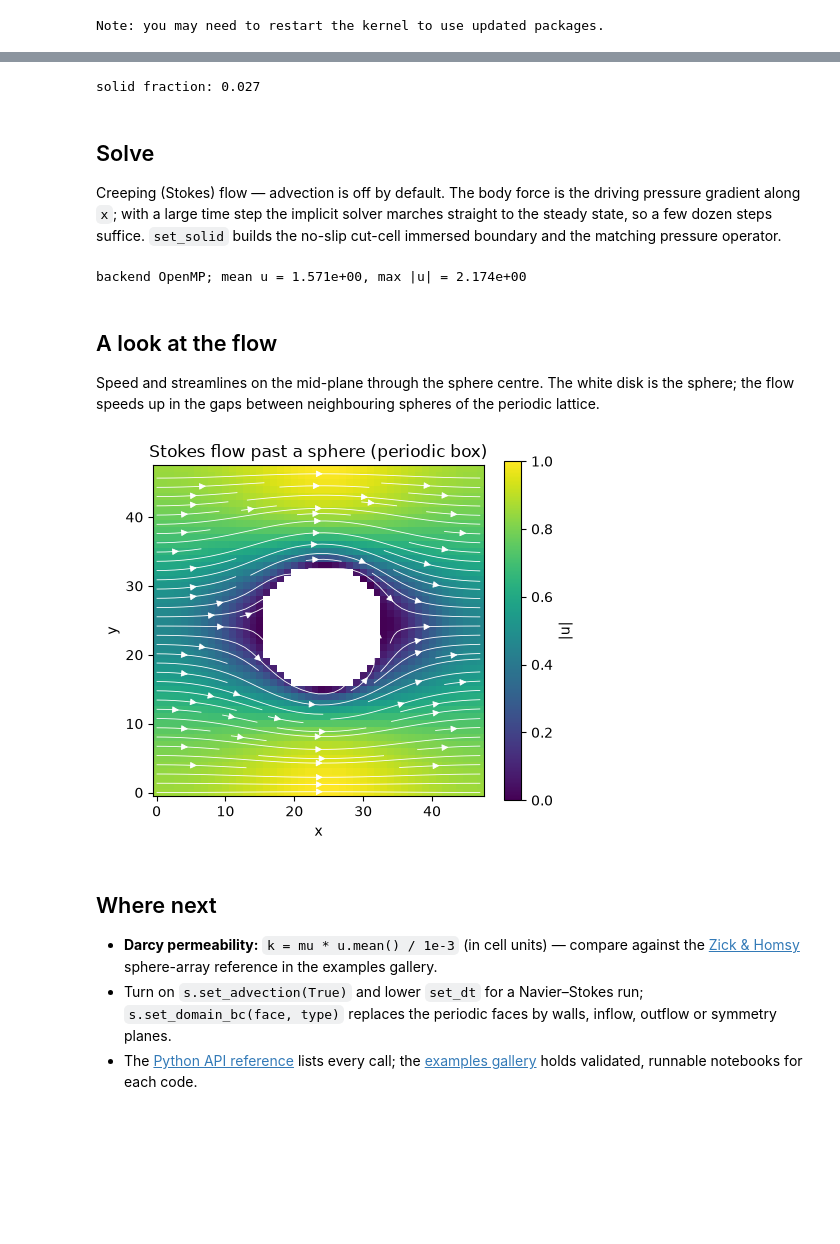
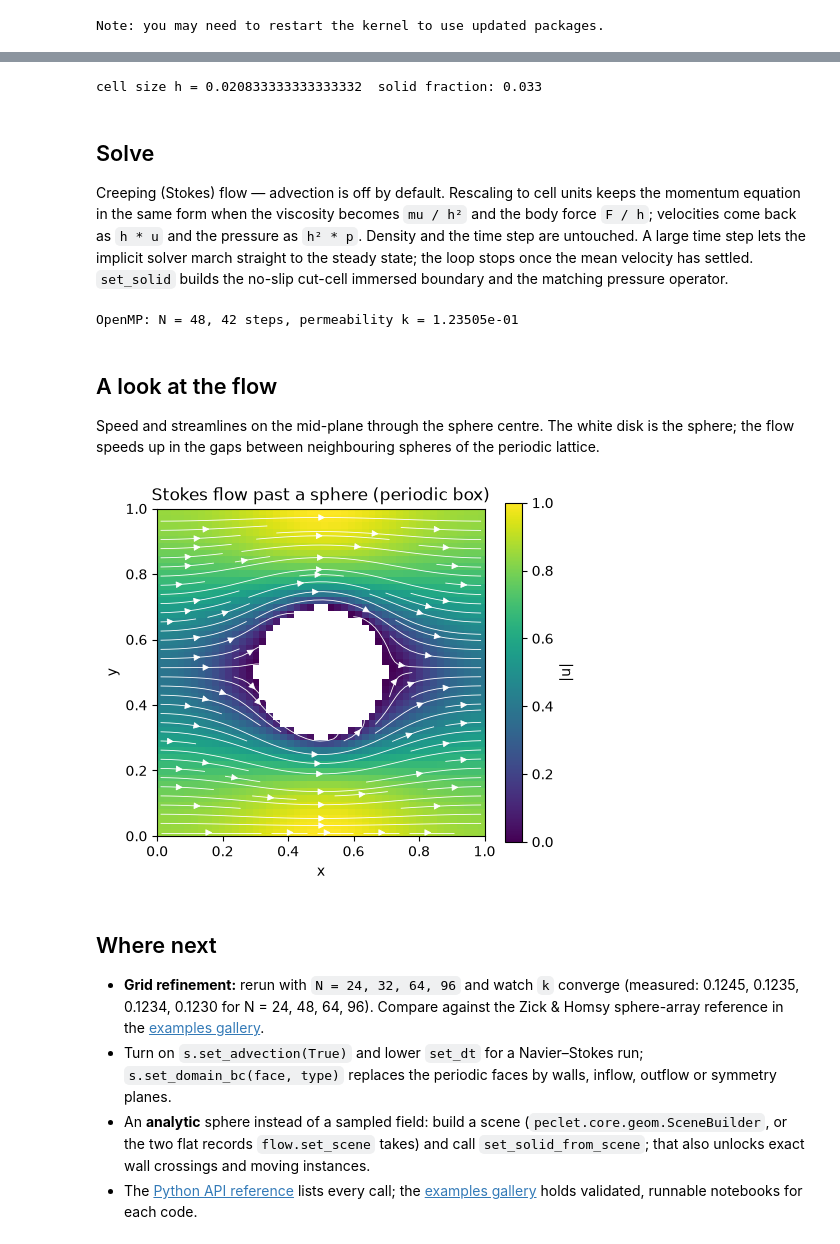
Before and after one commit to computational-chemical-engineering/peclet, a Jupyter notebook: docs/notebooks/quickstart_sphere.ipynb, the cells around one changed output, grey strips where cells are left out. Drawn from its saved outputs; the diff is of its cells as text; code cells hidden in the pictures; blank space fills up the shorter version.

```diff
--- a/docs/notebooks/quickstart_sphere.ipynb
+++ b/docs/notebooks/quickstart_sphere.ipynb
@@ -24,30 +28,44 @@ is a cubic lattice of spheres.
 import numpy as np
 import peclet.flow as flow
 
-N, R = 48, 9.0
-x = np.arange(N)
+L, R = 1.0, 0.2              # box side and sphere radius
+rho, mu = 1.0, 0.1           # fluid density and viscosity
+F = 1.0                      # driving pressure gradient along x (force per unit volume)
+N = 48                       # cells per side
+
+h = L / N
+x = (np.arange(N) + 0.5) * h                                   # cell-centre coordinates
 X, Y, Z = np.meshgrid(x, x, x, indexing="ij")
-sdf = np.sqrt((X - N / 2) ** 2 + (Y - N / 2) ** 2 + (Z - N / 2) ** 2) - R   # < 0 inside the solid
-print("solid fraction:", (sdf < 0).mean().round(3))
+sdf = (np.sqrt((X - L/2)**2 + (Y - L/2)**2 + (Z - L/2)**2) - R) / h   # signed distance in cells
+print("cell size h =", h, " solid fraction:", (sdf < 0).mean().round(3))
 # %% [output]
-solid fraction: 0.027
+cell size h = 0.020833333333333332  solid fraction: 0.033
 # %% [markdown]
 ## Solve
 
-Creeping (Stokes) flow — advection is off by default. The body force is the driving pressure gradient along
-`x`; with a large time step the implicit solver marches straight to the steady state, so a few dozen steps
-suffice. `set_solid` builds the no-slip cut-cell immersed boundary and the matching pressure operator.
+Creeping (Stokes) flow — advection is off by default. Rescaling to cell units keeps the momentum equation
+in the same form when the viscosity becomes `mu / h²` and the body force `F / h`; velocities come back as
+`h * u` and the pressure as `h² * p`. Density and the time step are untouched. A large time step lets the
+implicit solver march straight to the steady state; the loop stops once the mean velocity has settled.
+`set_solid` builds the no-slip cut-cell immersed boundary and the matching pressure operator.
 # %%
 s = flow.Solver(N, N, N)
-s.set_rho(1.0); s.set_mu(0.1); s.set_dt(60.0)
-s.set_body_force(1e-3, 0.0, 0.0)
+s.set_rho(rho); s.set_mu(mu / h**2); s.set_dt(1e3)
+s.set_body_force(F / h, 0.0, 0.0)
 s.set_solid(sdf, cutcell_pressure=True)
-for _ in range(40):
+u_prev = 0.0
+for it in range(200):
     s.step()
-u, v, w, p = s.get_u(), s.get_v(), s.get_w(), s.get_p()   # numpy arrays indexed [x, y, z]
-print(f"backend {flow.execution_space}; mean u = {u.mean():.3e}, max |u| = {np.abs(u).max():.3e}")
+    u_mean = s.get_u().mean()
+    if it > 5 and abs(u_mean - u_prev) < 1e-5 * abs(u_mean):
+        break
+    u_prev = u_mean
+u, v, w = s.get_u() * h, s.get_v() * h, s.get_w() * h          # physical velocity, arrays indexed [x, y, z]
+p = s.get_p() * h**2
+k = mu * u.mean() / F                                          # Darcy permeability of the sphere lattice
+print(f"{flow.execution_space}: N = {N}, {it + 1} steps, permeability k = {k:.5e}")
 # %% [output]
-backend OpenMP; mean u = 1.571e+00, max |u| = 2.174e+00
+OpenMP: N = 48, 42 steps, permeability k = 1.23505e-01
 # %% [markdown]
 ## A look at the flow
 
@@ -56,23 +74,26 @@ speeds up in the gaps between neighbouring spheres of the periodic lattice.
 # %%
 import matplotlib.pyplot as plt
 
-k = N // 2
-speed = np.hypot(u[:, :, k], v[:, :, k])
+c = N // 2
+speed = np.hypot(u[:, :, c], v[:, :, c])
 plt.figure(figsize=(5, 4.2))
-plt.imshow(np.ma.masked_where(sdf[:, :, k] < 0, speed).T, origin="lower", cmap="viridis")
-plt.streamplot(x, x, u[:, :, k].T, v[:, :, k].T, color="w", density=1.2, linewidth=0.6)
+plt.imshow(np.ma.masked_where(sdf[:, :, c] < 0, speed).T, origin="lower", cmap="viridis", extent=[0, L, 0, L])
+plt.streamplot(x, x, u[:, :, c].T, v[:, :, c].T, color="w", density=1.2, linewidth=0.6)
 plt.colorbar(label="|u|"); plt.title("Stokes flow past a sphere (periodic box)")
 plt.xlabel("x"); plt.ylabel("y"); plt.tight_layout()
 # %% [output]
-[figure, old version]
+[figure, new version]
 # %% [markdown]
 ## Where next
 
-- **Darcy permeability:** `k = mu * u.mean() / 1e-3` (in cell units) — compare against the
-  [Zick & Homsy](https://computational-chemical-engineering.github.io/peclet-examples/) sphere-array
-  reference in the examples gallery.
+- **Grid refinement:** rerun with `N = 24, 32, 64, 96` and watch `k` converge (measured: 0.1245, 0.1235,
+  0.1234, 0.1230 for N = 24, 48, 64, 96). Compare against the Zick & Homsy sphere-array reference in the
+  [examples gallery](https://computational-chemical-engineering.github.io/peclet-examples/).
 - Turn on `s.set_advection(True)` and lower `set_dt` for a Navier–Stokes run; `s.set_domain_bc(face, type)`
   replaces the periodic faces by walls, inflow, outflow or symmetry planes.
+- An **analytic** sphere instead of a sampled field: build a scene (`peclet.core.geom.SceneBuilder`, or the
+  two flat records `flow.set_scene` takes) and call `set_solid_from_scene`; that also unlocks exact wall
+  crossings and moving instances.
 - The [Python API reference](https://computational-chemical-engineering.github.io/peclet/python/) lists every
   call; the [examples gallery](https://computational-chemical-engineering.github.io/peclet-examples/) holds
   validated, runnable notebooks for each code.
```
Also changed, not shown: parts of 2 cells of this notebook, 3 other files.
